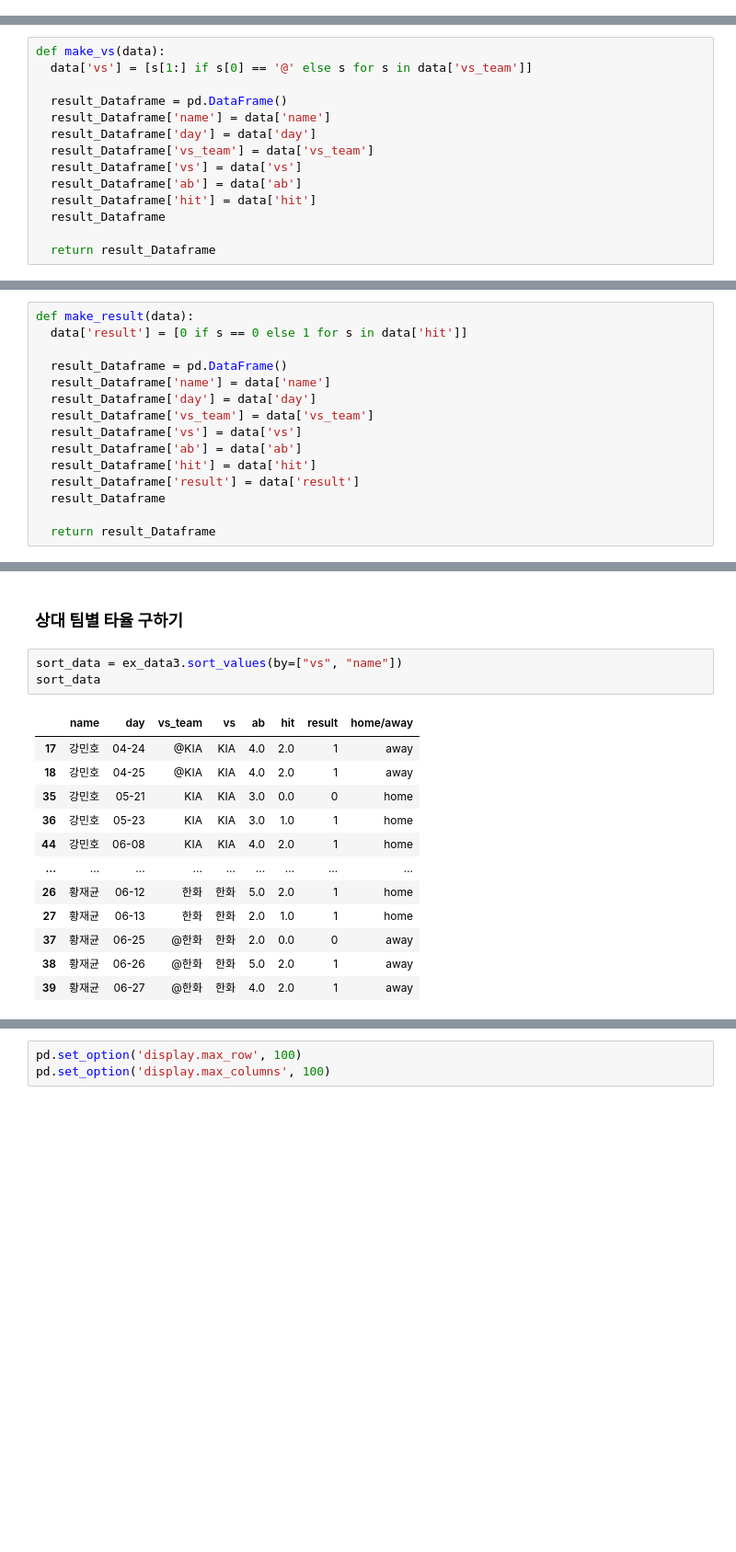
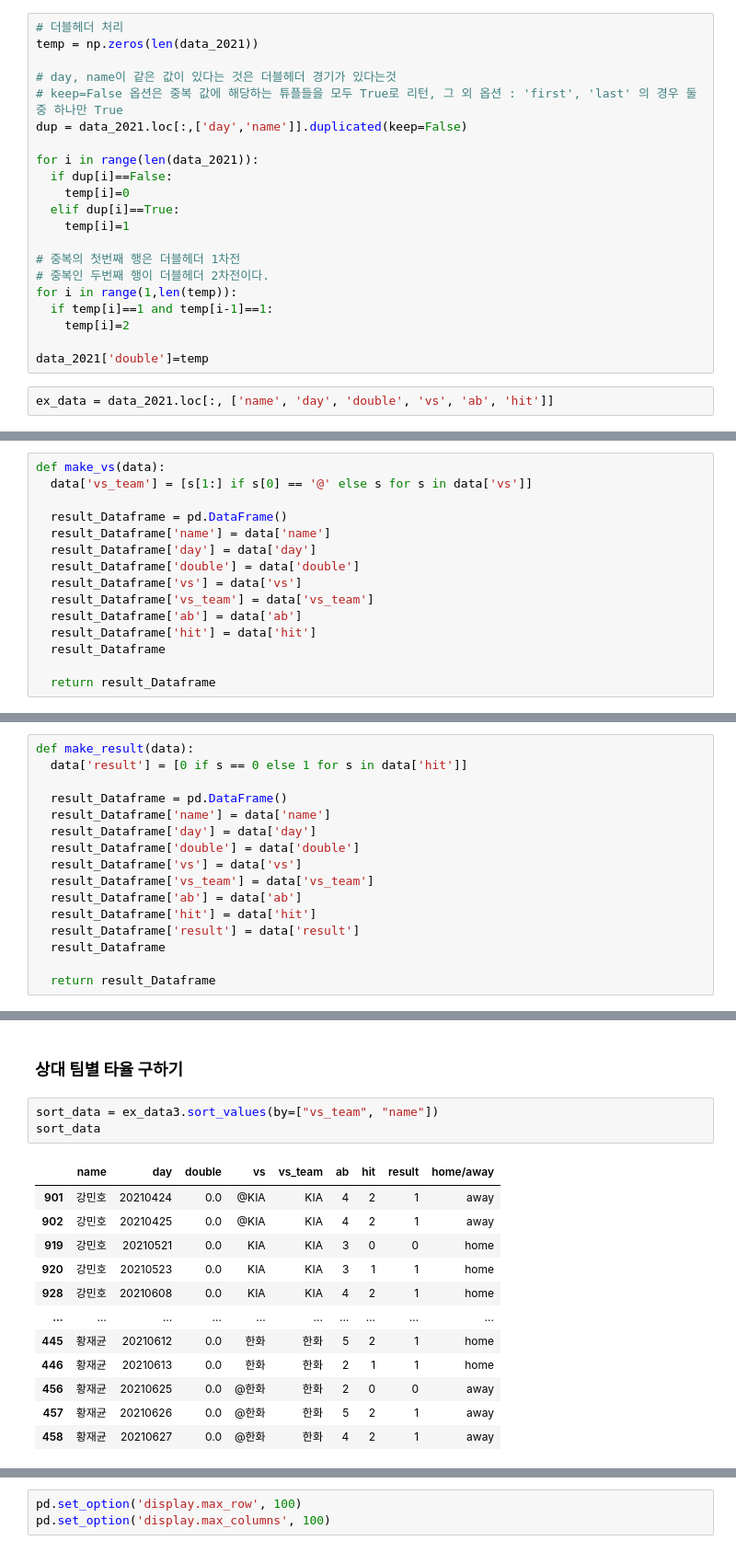
Before and after one commit to KimGriezmann/CAU_AI-SW_PE_Program, a Jupyter notebook: make_def.ipynb, the cells around one changed output, grey strips where cells are left out. Shown at 92% size. Saved outputs shown, nothing was run; the diff lists cells and outputs as text; blank space fills up the shorter version.

```diff
--- a/make_def.ipynb
+++ b/make_def.ipynb
@@ -217 +245,24 @@ import seaborn as sns
+# %%
+# 더블헤더 처리
+temp = np.zeros(len(data_2021))
+
+# day, name이 같은 값이 있다는 것은 더블헤더 경기가 있다는것
+# keep=False 옵션은 중복 값에 해당하는 튜플들을 모두 True로 리턴, 그 외 옵션 : 'first', 'last' 의 경우 둘 중 하나만 True
+dup = data_2021.loc[:,['day','name']].duplicated(keep=False)
+
+for i in range(len(data_2021)):
+  if dup[i]==False:
+    temp[i]=0
+  elif dup[i]==True:
+    temp[i]=1
+
+# 중복의 첫번째 행은 더블헤더 1차전
+# 중복인 두번째 행이 더블헤더 2차전이다.
+for i in range(1,len(temp)):
+  if temp[i]==1 and temp[i-1]==1:
+    temp[i]=2
+
+data_2021['double']=temp
+# %%
+ex_data = data_2021.loc[:, ['name', 'day', 'double', 'vs', 'ab', 'hit']]
 # %% [markdown]
@@ -219,12 +270,13 @@ import seaborn as sns
 # %%
 def make_vs(data):
-  data['vs'] = [s[1:] if s[0] == '@' else s for s in data['vs_team']]
+  data['vs_team'] = [s[1:] if s[0] == '@' else s for s in data['vs']]
 
   result_Dataframe = pd.DataFrame()
   result_Dataframe['name'] = data['name']
   result_Dataframe['day'] = data['day']
+  result_Dataframe['double'] = data['double']
+  result_Dataframe['vs'] = data['vs']
   result_Dataframe['vs_team'] = data['vs_team']
-  result_Dataframe['vs'] = data['vs']
   result_Dataframe['ab'] = data['ab']
   result_Dataframe['hit'] = data['hit']
   result_Dataframe
@@ -256,8 +308,9 @@ def make_result(data):
   result_Dataframe = pd.DataFrame()
   result_Dataframe['name'] = data['name']
   result_Dataframe['day'] = data['day']
+  result_Dataframe['double'] = data['double']
+  result_Dataframe['vs'] = data['vs']
   result_Dataframe['vs_team'] = data['vs_team']
-  result_Dataframe['vs'] = data['vs']
   result_Dataframe['ab'] = data['ab']
   result_Dataframe['hit'] = data['hit']
   result_Dataframe['result'] = data['result']
@@ -444,18 +505,18 @@ hw_data
 # %% [markdown]
 ### **상대 팀별 타율 구하기**
 # %%
-sort_data = ex_data3.sort_values(by=["vs", "name"])
+sort_data = ex_data3.sort_values(by=["vs_team", "name"])
 sort_data
 # %% [output]
-|  | name | day | vs_team | vs | ab | hit | result | home/away |
-| 17 | 강민호 | 04-24 | @KIA | KIA | 4.0 | 2.0 | 1 | away |
-| 18 | 강민호 | 04-25 | @KIA | KIA | 4.0 | 2.0 | 1 | away |
-| 35 | 강민호 | 05-21 | KIA | KIA | 3.0 | 0.0 | 0 | home |
-| 36 | 강민호 | 05-23 | KIA | KIA | 3.0 | 1.0 | 1 | home |
-| 44 | 강민호 | 06-08 | KIA | KIA | 4.0 | 2.0 | 1 | home |
-| ... | ... | ... | ... | ... | ... | ... | ... | ... |
-| 26 | 황재균 | 06-12 | 한화 | 한화 | 5.0 | 2.0 | 1 | home |
-| 27 | 황재균 | 06-13 | 한화 | 한화 | 2.0 | 1.0 | 1 | home |
-| 37 | 황재균 | 06-25 | @한화 | 한화 | 2.0 | 0.0 | 0 | away |
-| 38 | 황재균 | 06-26 | @한화 | 한화 | 5.0 | 2.0 | 1 | away |
-| 39 | 황재균 | 06-27 | @한화 | 한화 | 4.0 | 2.0 | 1 | away |
+|  | name | day | double | vs | vs_team | ab | hit | result | home/away |
+| 901 | 강민호 | 20210424 | 0.0 | @KIA | KIA | 4 | 2 | 1 | away |
+| 902 | 강민호 | 20210425 | 0.0 | @KIA | KIA | 4 | 2 | 1 | away |
+| 919 | 강민호 | 20210521 | 0.0 | KIA | KIA | 3 | 0 | 0 | home |
+| 920 | 강민호 | 20210523 | 0.0 | KIA | KIA | 3 | 1 | 1 | home |
+| 928 | 강민호 | 20210608 | 0.0 | KIA | KIA | 4 | 2 | 1 | home |
+| ... | ... | ... | ... | ... | ... | ... | ... | ... | ... |
+| 445 | 황재균 | 20210612 | 0.0 | 한화 | 한화 | 5 | 2 | 1 | home |
+| 446 | 황재균 | 20210613 | 0.0 | 한화 | 한화 | 2 | 1 | 1 | home |
+| 456 | 황재균 | 20210625 | 0.0 | @한화 | 한화 | 2 | 0 | 0 | away |
+| 457 | 황재균 | 20210626 | 0.0 | @한화 | 한화 | 5 | 2 | 1 | away |
+| 458 | 황재균 | 20210627 | 0.0 | @한화 | 한화 | 4 | 2 | 1 | away |
```
Also changed, not shown: parts of 31 cells of this notebook.
